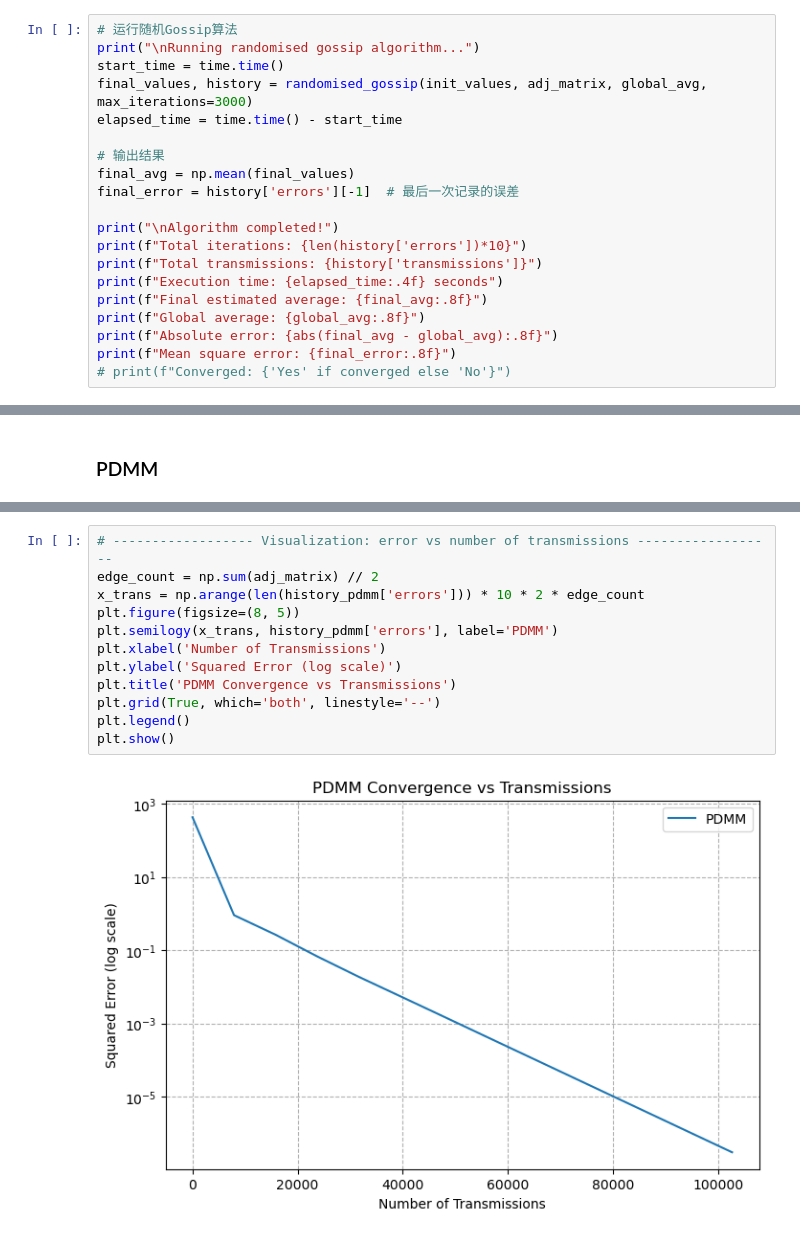
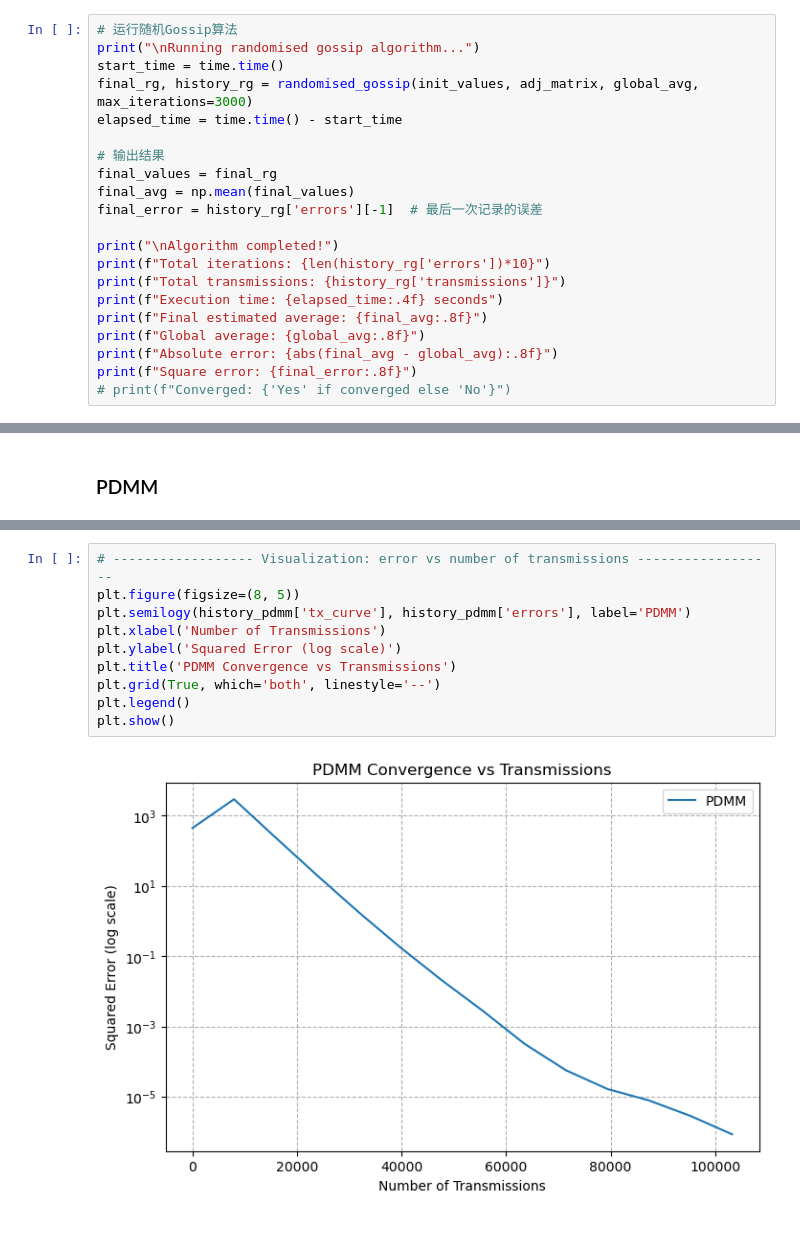
Before and after one commit to YuhanXu718/Distributed, a Jupyter notebook: Project.ipynb, the cells around one changed output, grey strips where cells are left out. Cells and saved outputs as stored; diff of their text form.

```diff
--- a/Project.ipynb
+++ b/Project.ipynb
@@ -382,21 +397,22 @@ Global average: 24.7830
 # 运行随机Gossip算法
 print("\nRunning randomised gossip algorithm...")
 start_time = time.time()
-final_values, history = randomised_gossip(init_values, adj_matrix, global_avg, max_iterations=3000)
+final_rg, history_rg = randomised_gossip(init_values, adj_matrix, global_avg, max_iterations=3000)
 elapsed_time = time.time() - start_time
 
 # 输出结果
+final_values = final_rg
 final_avg = np.mean(final_values)
-final_error = history['errors'][-1]  # 最后一次记录的误差
+final_error = history_rg['errors'][-1]  # 最后一次记录的误差
 
 print("\nAlgorithm completed!")
-print(f"Total iterations: {len(history['errors'])*10}")
-print(f"Total transmissions: {history['transmissions']}")
+print(f"Total iterations: {len(history_rg['errors'])*10}")
+print(f"Total transmissions: {history_rg['transmissions']}")
 print(f"Execution time: {elapsed_time:.4f} seconds")
 print(f"Final estimated average: {final_avg:.8f}")
 print(f"Global average: {global_avg:.8f}")
 print(f"Absolute error: {abs(final_avg - global_avg):.8f}")
-print(f"Mean square error: {final_error:.8f}")
+print(f"Square error: {final_error:.8f}")
 # print(f"Converged: {'Yes' if converged else 'No'}")
 # %% [output]
 Running randomised gossip algorithm...
@@ -552,17 +597,15 @@ plt.show()
 # %%
 # ------------------ Visualization: error vs number of transmissions ------------------
-edge_count = np.sum(adj_matrix) // 2
-x_trans = np.arange(len(history_pdmm['errors'])) * 10 * 2 * edge_count
 plt.figure(figsize=(8, 5))
-plt.semilogy(x_trans, history_pdmm['errors'], label='PDMM')
+plt.semilogy(history_pdmm['tx_curve'], history_pdmm['errors'], label='PDMM')
 plt.xlabel('Number of Transmissions')
 plt.ylabel('Squared Error (log scale)')
 plt.title('PDMM Convergence vs Transmissions')
 plt.grid(True, which='both', linestyle='--')
 plt.legend()
 plt.show()
 # %% [output]
-[figure, old version]
+[figure, new version]
 # %%
 # ------------------ Output total number of transmissions ------------------
 print("Total number of transmissions used by PDMM:", history_pdmm['transmissions'])
```
Also changed, not shown: parts of 44 cells of this notebook.
